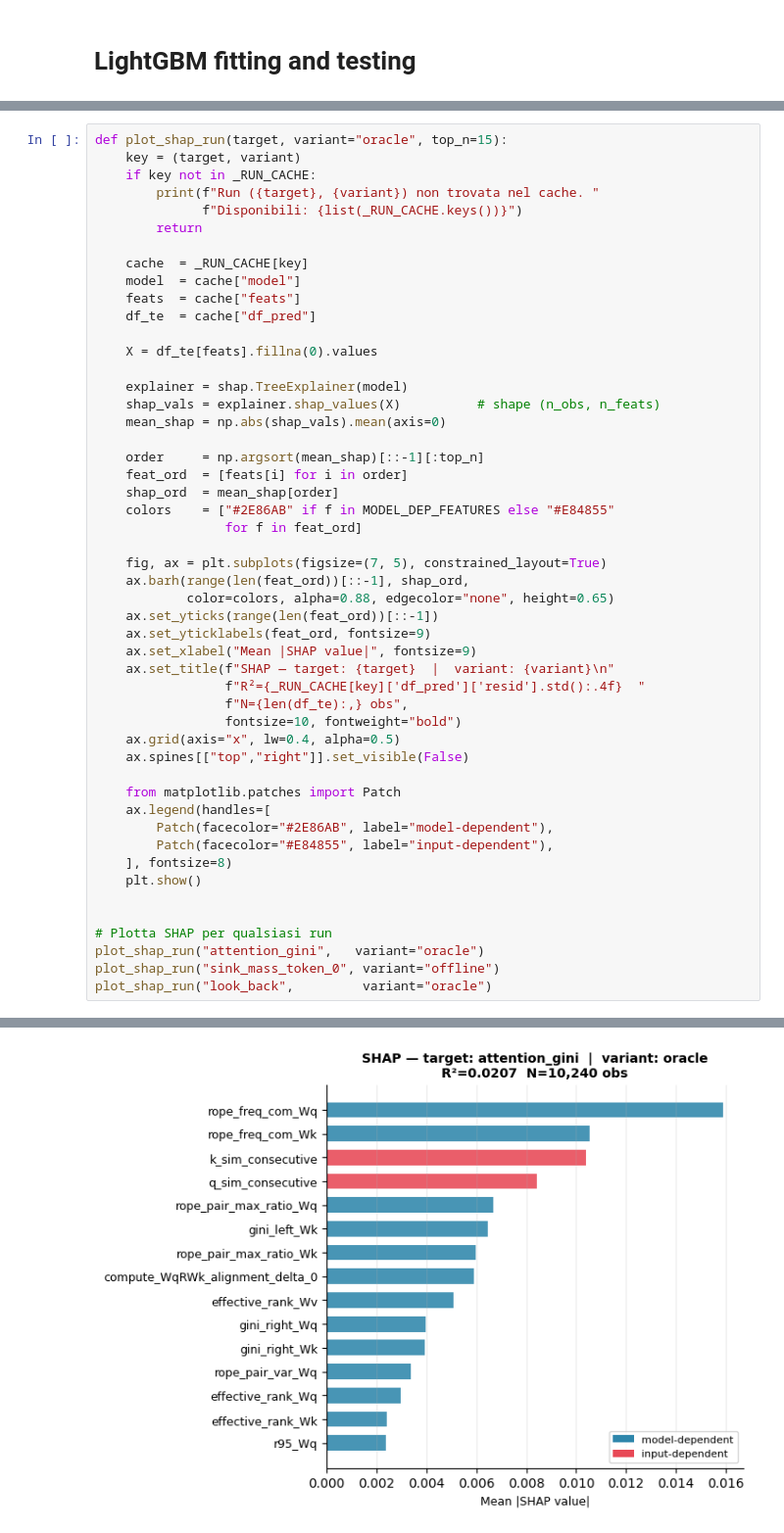
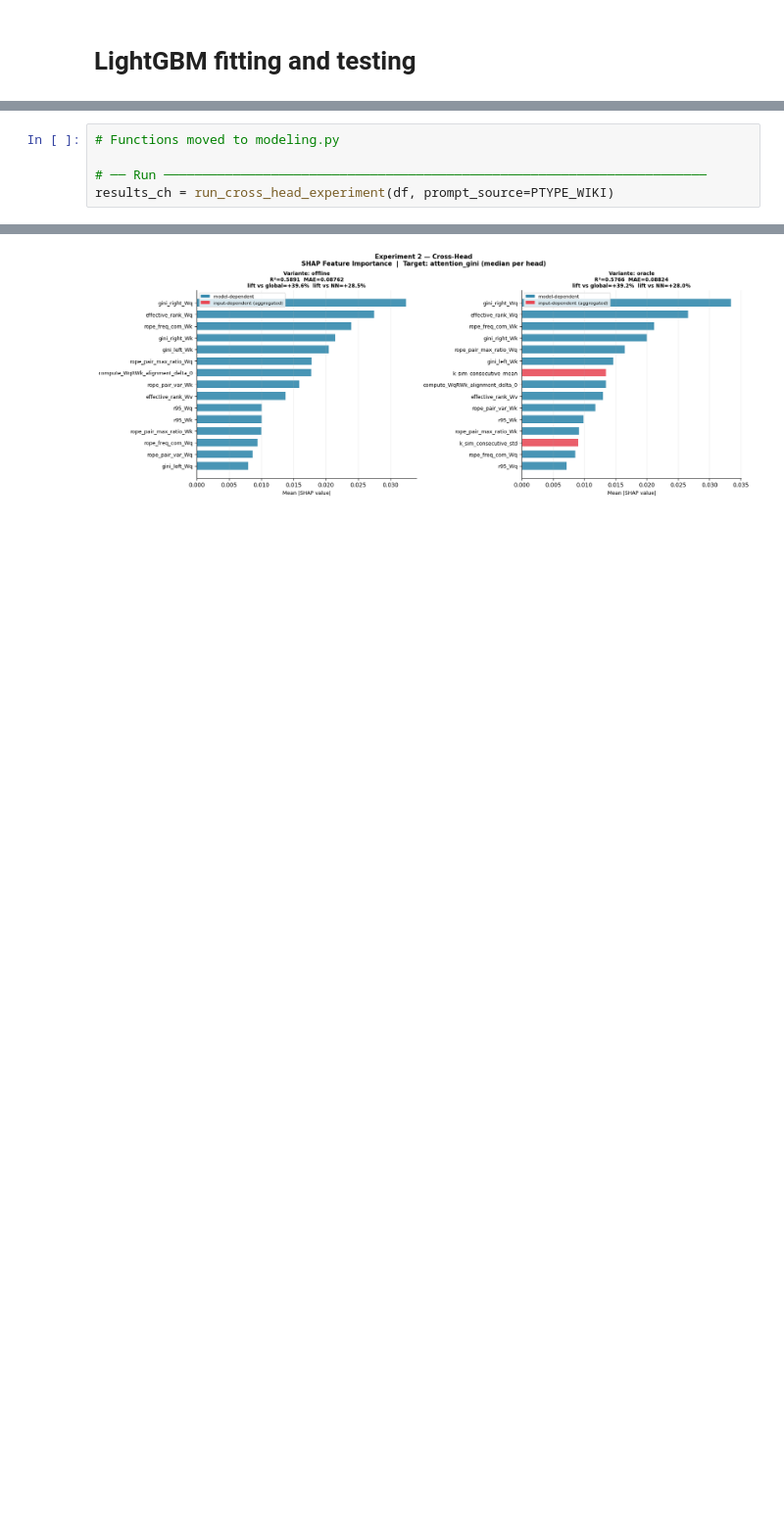
Before and after one commit to raffaeledagostino/sparse-attention-patterns, a Jupyter notebook: model_testing.ipynb, the cells around one changed output, grey strips where cells are left out. Shown at 98% size. Cells and saved outputs as stored; diff of their text form; blank space fills up the shorter version.

```diff
--- a/model_testing.ipynb
+++ b/model_testing.ipynb
@@ -659,53 +159,8 @@ plot_r2_vs_lift_panels(pivot)
 # %% [output]
 [figure]
 # %%
-def plot_shap_run(target, variant="oracle", top_n=15):
-    key = (target, variant)
-    if key not in _RUN_CACHE:
-        print(f"Run ({target}, {variant}) non trovata nel cache. "
-              f"Disponibili: {list(_RUN_CACHE.keys())}")
-        return
+# Functions moved to modeling.py
 
-    cache  = _RUN_CACHE[key]
-    model  = cache["model"]
-    feats  = cache["feats"]
-    df_te  = cache["df_pred"]
-
-    X = df_te[feats].fillna(0).values
-
-    explainer = shap.TreeExplainer(model)
-    shap_vals = explainer.shap_values(X)          # shape (n_obs, n_feats)
-    mean_shap = np.abs(shap_vals).mean(axis=0)
-
-    order     = np.argsort(mean_shap)[::-1][:top_n]
-    feat_ord  = [feats[i] for i in order]
-    shap_ord  = mean_shap[order]
-    colors    = ["#2E86AB" if f in MODEL_DEP_FEATURES else "#E84855"
-                 for f in feat_ord]
-
-    fig, ax = plt.subplots(figsize=(7, 5), constrained_layout=True)
-    ax.barh(range(len(feat_ord))[::-1], shap_ord,
-            color=colors, alpha=0.88, edgecolor="none", height=0.65)
-    ax.set_yticks(range(len(feat_ord))[::-1])
-    ax.set_yticklabels(feat_ord, fontsize=9)
-    ax.set_xlabel("Mean |SHAP value|", fontsize=9)
-    ax.set_title(f"SHAP — target: {target}  |  variant: {variant}\n"
-                 f"R²={_RUN_CACHE[key]['df_pred']['resid'].std():.4f}  "
-                 f"N={len(df_te):,} obs",
-                 fontsize=10, fontweight="bold")
-    ax.grid(axis="x", lw=0.4, alpha=0.5)
-    ax.spines[["top","right"]].set_visible(False)
-
-    from matplotlib.patches import Patch
-    ax.legend(handles=[
-        Patch(facecolor="#2E86AB", label="model-dependent"),
-        Patch(facecolor="#E84855", label="input-dependent"),
-    ], fontsize=8)
-    plt.show()
-
-
-# Plotta SHAP per qualsiasi run
-plot_shap_run("attention_gini",   variant="oracle")
-plot_shap_run("sink_mass_token_0", variant="offline")
-plot_shap_run("look_back",         variant="oracle")
+# ── Run ───────────────────────────────────────────────────────────────────────
+results_ch = run_cross_head_experiment(df, prompt_source=PTYPE_WIKI)
 # %% [output]
@@ -712 +187 @@ plot_shap_run("look_back",         variant="oracle")
-[figure, old version]
+[figure, new version]
```
Also changed, not shown: parts of 14 cells of this notebook, 3 other files.
